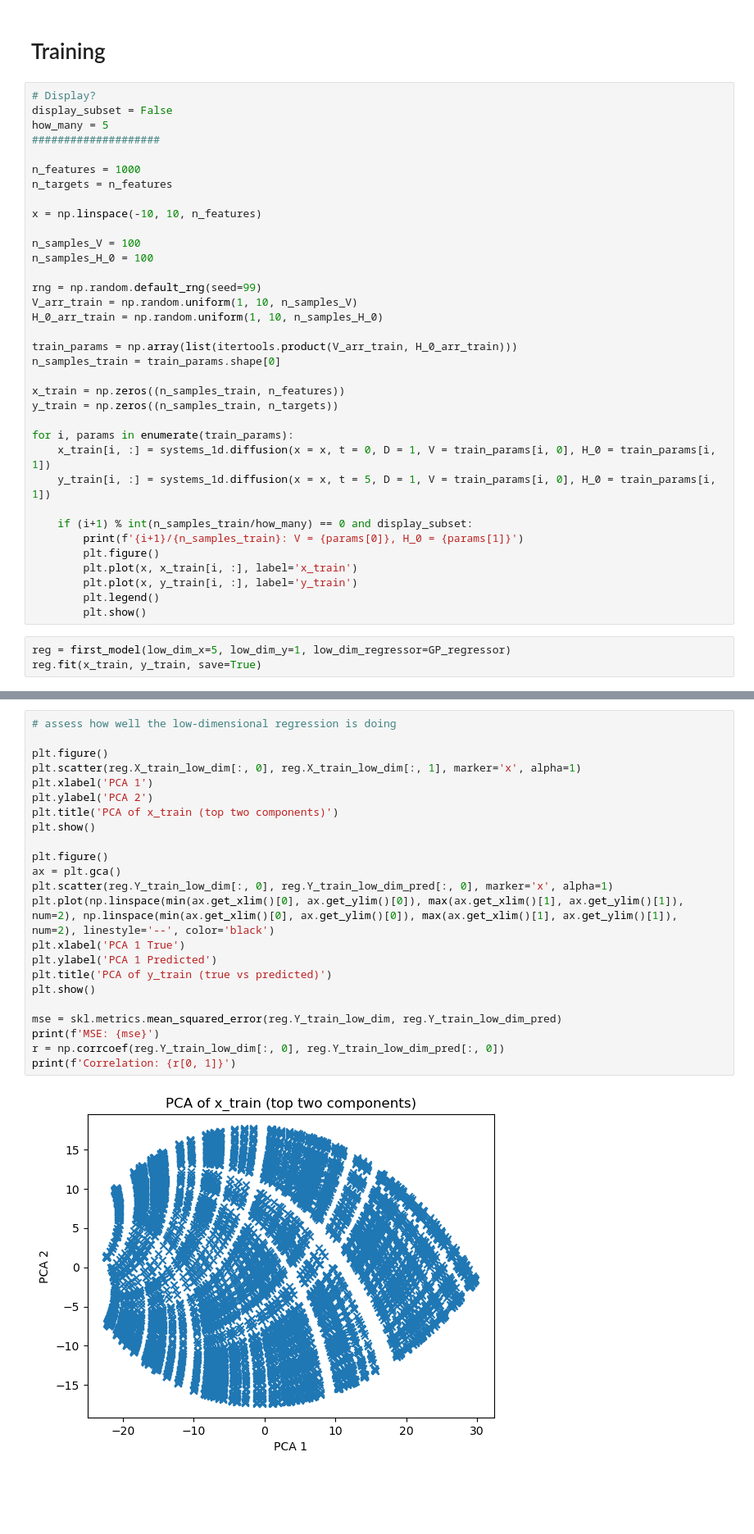
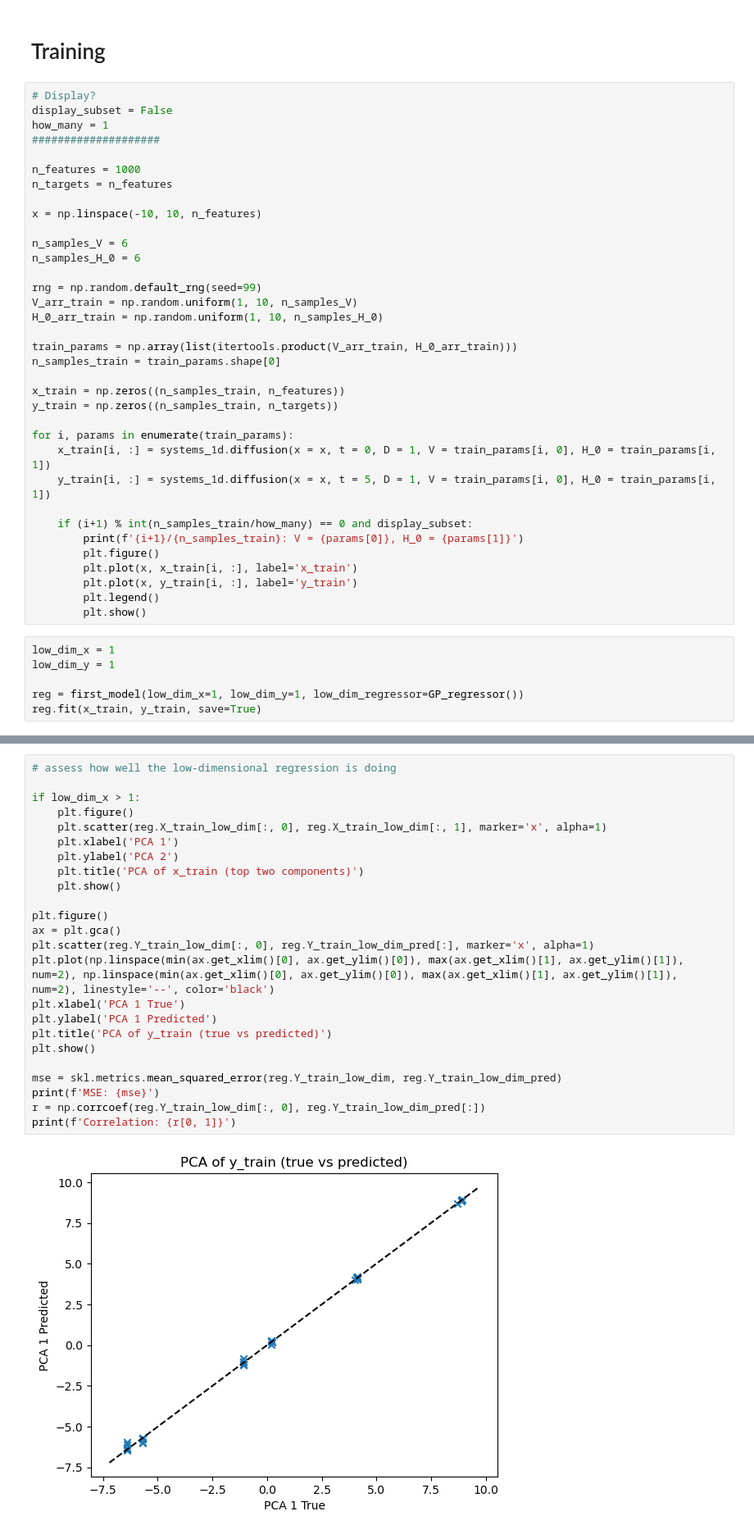
Before and after one commit to tomcjackc/Probabilistic-Operator-Learning-for-Climate-Model-Parameterisation, a Jupyter notebook: notebooks/diffusion_using_module.ipynb, the cells around one changed output, grey strips where cells are left out. Shown at 82% size. Cells and saved outputs as stored; diff of their text form; blank space fills up the shorter version.

Commit message:
implemented GP in PCA framework - limited samples

```diff
--- a/notebooks/diffusion_using_module.ipynb
+++ b/notebooks/diffusion_using_module.ipynb
@@ -21,7 +21,7 @@ import gpjax as gpx
 # %%
 # Display?
 display_subset = False
-how_many = 5
+how_many = 1
 ####################
 
 n_features = 1000
@@ -29,8 +29,8 @@ n_targets = n_features
 
 x = np.linspace(-10, 10, n_features)
 
-n_samples_V = 100
-n_samples_H_0 = 100
+n_samples_V = 6
+n_samples_H_0 = 6
 
 rng = np.random.default_rng(seed=99)
 V_arr_train = np.random.uniform(1, 10, n_samples_V)
@@ -54,6 +54,9 @@ for i, params in enumerate(train_params):
         plt.legend()
         plt.show()
 # %%
-reg = first_model(low_dim_x=5, low_dim_y=1, low_dim_regressor=GP_regressor)
+low_dim_x = 1
+low_dim_y = 1
+
+reg = first_model(low_dim_x=1, low_dim_y=1, low_dim_regressor=GP_regressor())
 reg.fit(x_train, y_train, save=True)
 # %% [output]
@@ -78,25 +69,26 @@ AttributeError: module 'gpjax' has no attribute 'models'
 # %%
 # assess how well the low-dimensional regression is doing
 
-plt.figure()
-plt.scatter(reg.X_train_low_dim[:, 0], reg.X_train_low_dim[:, 1], marker='x', alpha=1)
-plt.xlabel('PCA 1')
-plt.ylabel('PCA 2')
-plt.title('PCA of x_train (top two components)')
-plt.show()
+if low_dim_x > 1:
+    plt.figure()
+    plt.scatter(reg.X_train_low_dim[:, 0], reg.X_train_low_dim[:, 1], marker='x', alpha=1)
+    plt.xlabel('PCA 1')
+    plt.ylabel('PCA 2')
+    plt.title('PCA of x_train (top two components)')
+    plt.show()
 
 plt.figure()
 ax = plt.gca()
-plt.scatter(reg.Y_train_low_dim[:, 0], reg.Y_train_low_dim_pred[:, 0], marker='x', alpha=1)
+plt.scatter(reg.Y_train_low_dim[:, 0], reg.Y_train_low_dim_pred[:], marker='x', alpha=1)
 plt.plot(np.linspace(min(ax.get_xlim()[0], ax.get_ylim()[0]), max(ax.get_xlim()[1], ax.get_ylim()[1]), num=2), np.linspace(min(ax.get_xlim()[0], ax.get_ylim()[0]), max(ax.get_xlim()[1], ax.get_ylim()[1]), num=2), linestyle='--', color='black')
 plt.xlabel('PCA 1 True')
 plt.ylabel('PCA 1 Predicted')
 plt.title('PCA of y_train (true vs predicted)')
 plt.show()
 
 mse = skl.metrics.mean_squared_error(reg.Y_train_low_dim, reg.Y_train_low_dim_pred)
 print(f'MSE: {mse}')
-r = np.corrcoef(reg.Y_train_low_dim[:, 0], reg.Y_train_low_dim_pred[:, 0])
+r = np.corrcoef(reg.Y_train_low_dim[:, 0], reg.Y_train_low_dim_pred[:])
 print(f'Correlation: {r[0, 1]}')
 # %% [output]
-[figure, old version]
+[figure, new version]
```
Also changed, not shown: parts of 2 cells of this notebook, 1 other file.
